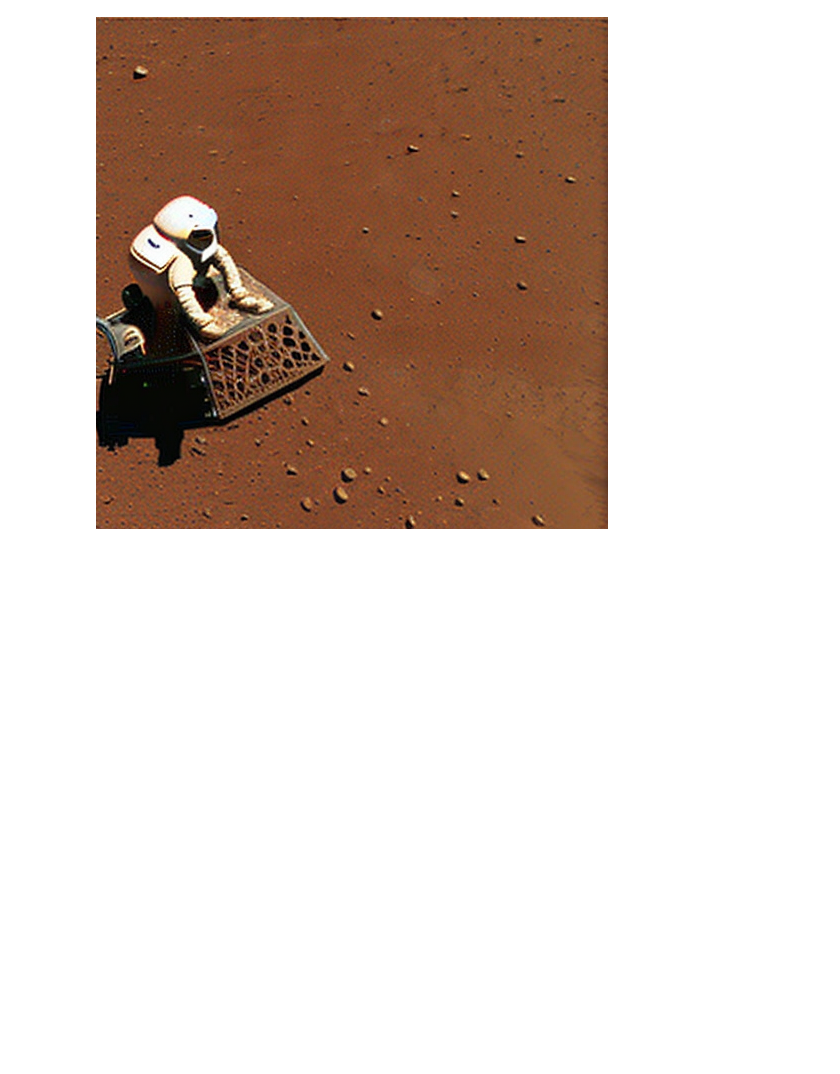
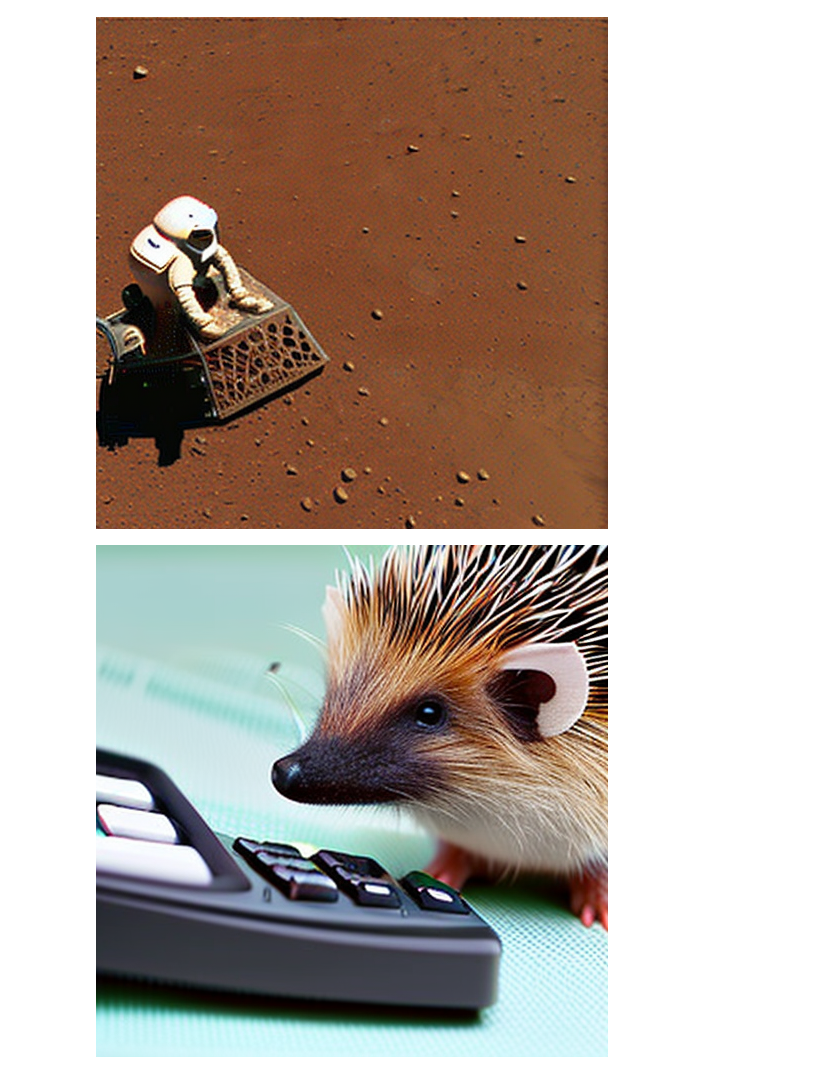
Before and after one commit to cabannas/Introduction-to-Diffusion-Models, a Jupyter notebook: stable-diffusion.ipynb, the cells around one changed output. Drawn from its saved outputs; the diff is of its cells as text; code cells hidden in the pictures; blank space fills up the shorter version.

```diff
--- a/stable-diffusion.ipynb
+++ b/stable-diffusion.ipynb
@@ -31,3 +31,9 @@ image = pipe(prompt, height=512, width=512, generator=generator).images[0]
 image
 # %% [output]
 [figure]
+# %%
+prompt2 = "a hedgehog using a calculator"
+image_hedgehog = pipe(prompt2, height=512, width=512).images[0]
+image_hedgehog
+# %% [output]
+[figure, added]
```
Also changed, not shown: parts of 1 cell of this notebook, 5 other files.
